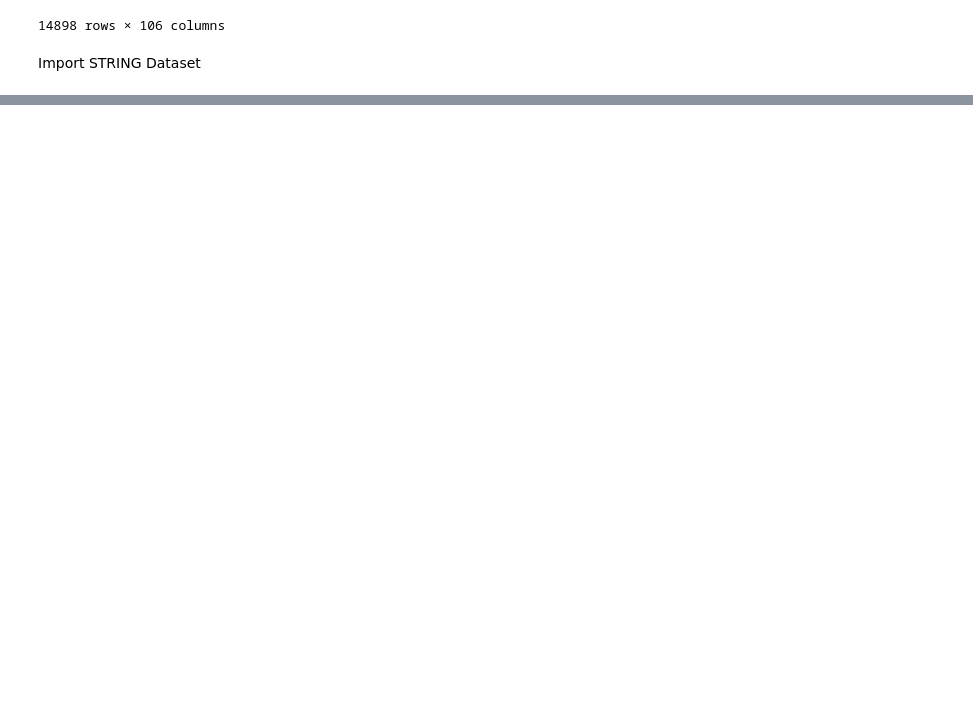
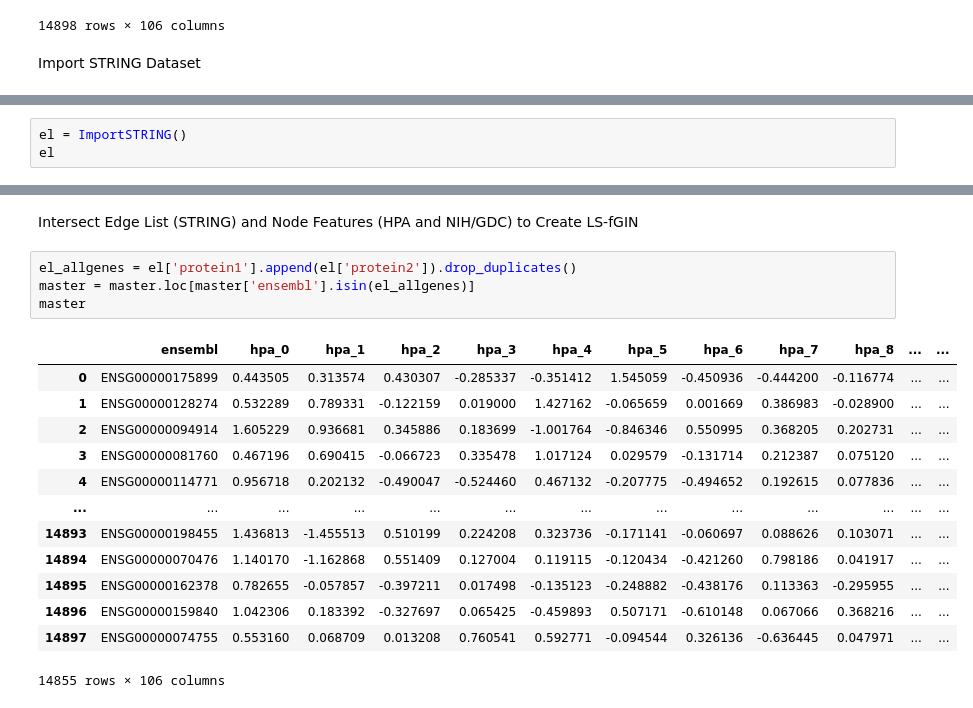
Before and after one commit to geneDRAGNN/geneDRAGNN, a Jupyter notebook: data_preprocessing/Node_Feature_and_Label_Processing.ipynb, the cells around one changed output, grey strips where cells are left out. Cells and saved outputs as stored; diff of their text form; blank space fills up the shorter version.

```diff
--- a/data_preprocessing/Node_Feature_and_Label_Processing.ipynb
+++ b/data_preprocessing/Node_Feature_and_Label_Processing.ipynb
@@ -188,0 +63,3 @@ dgn
+# %%
+el = ImportSTRING()
+el
@@ -188,0 +86,20 @@ dgn
+# %% [markdown]
+Intersect Edge List (STRING) and Node Features (HPA and NIH/GDC) to Create LS-fGIN
+# %%
+el_allgenes = el['protein1'].append(el['protein2']).drop_duplicates()
+master = master.loc[master['ensembl'].isin(el_allgenes)]
+master
+# %% [output]
+|  | ensembl | hpa_0 | hpa_1 | hpa_2 | hpa_3 | hpa_4 | hpa_5 | hpa_6 | hpa_7 | hpa_8 | ... | ... |
+| 0 | ENSG00000175899 | 0.443505 | 0.313574 | 0.430307 | -0.285337 | -0.351412 | 1.545059 | -0.450936 | -0.444200 | -0.116774 | ... | ... |
+| 1 | ENSG00000128274 | 0.532289 | 0.789331 | -0.122159 | 0.019000 | 1.427162 | -0.065659 | 0.001669 | 0.386983 | -0.028900 | ... | ... |
+| 2 | ENSG00000094914 | 1.605229 | 0.936681 | 0.345886 | 0.183699 | -1.001764 | -0.846346 | 0.550995 | 0.368205 | 0.202731 | ... | ... |
+| 3 | ENSG00000081760 | 0.467196 | 0.690415 | -0.066723 | 0.335478 | 1.017124 | 0.029579 | -0.131714 | 0.212387 | 0.075120 | ... | ... |
+| 4 | ENSG00000114771 | 0.956718 | 0.202132 | -0.490047 | -0.524460 | 0.467132 | -0.207775 | -0.494652 | 0.192615 | 0.077836 | ... | ... |
+| ... | ... | ... | ... | ... | ... | ... | ... | ... | ... | ... | ... | ... |
+| 14893 | ENSG00000198455 | 1.436813 | -1.455513 | 0.510199 | 0.224208 | 0.323736 | -0.171141 | -0.060697 | 0.088626 | 0.103071 | ... | ... |
+| 14894 | ENSG00000070476 | 1.140170 | -1.162868 | 0.551409 | 0.127004 | 0.119115 | -0.120434 | -0.421260 | 0.798186 | 0.041917 | ... | ... |
+| 14895 | ENSG00000162378 | 0.782655 | -0.057857 | -0.397211 | 0.017498 | -0.135123 | -0.248882 | -0.438176 | 0.113363 | -0.295955 | ... | ... |
+| 14896 | ENSG00000159840 | 1.042306 | 0.183392 | -0.327697 | 0.065425 | -0.459893 | 0.507171 | -0.610148 | 0.067066 | 0.368216 | ... | ... |
+| 14897 | ENSG00000074755 | 0.553160 | 0.068709 | 0.013208 | 0.760541 | 0.592771 | -0.094544 | 0.326136 | -0.636445 | 0.047971 | ... | ... |
+14855 rows × 106 columns
```
Also changed, not shown: parts of 19 cells of this notebook, 14 other files.
